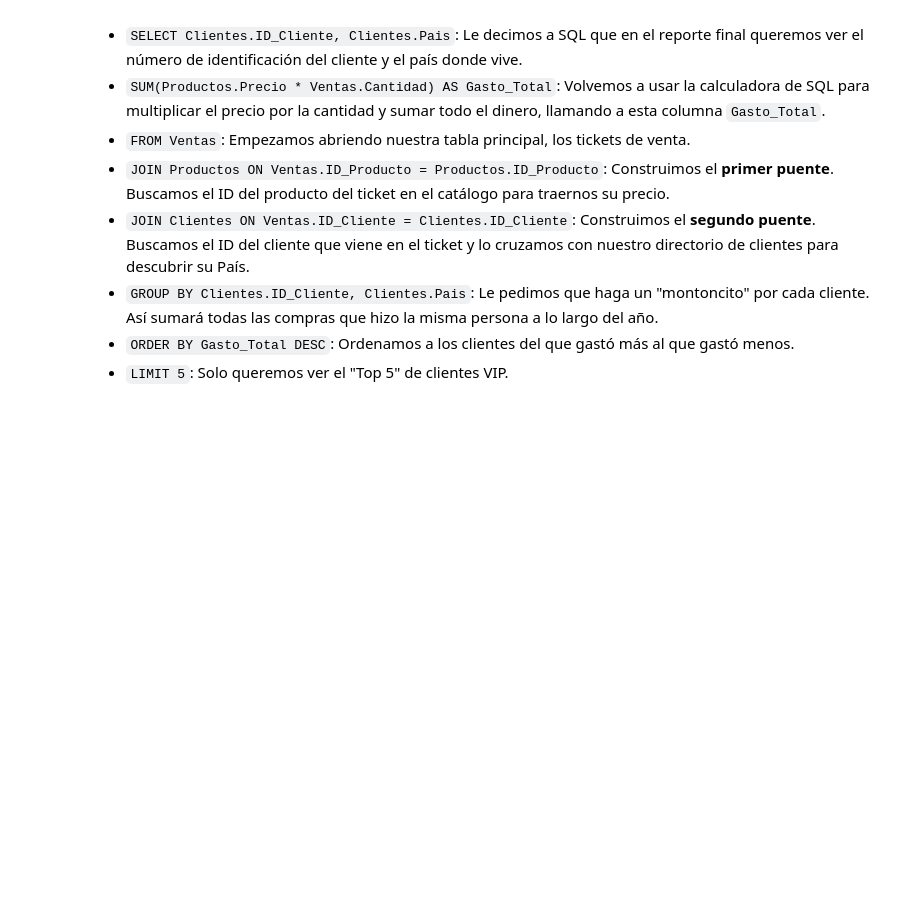
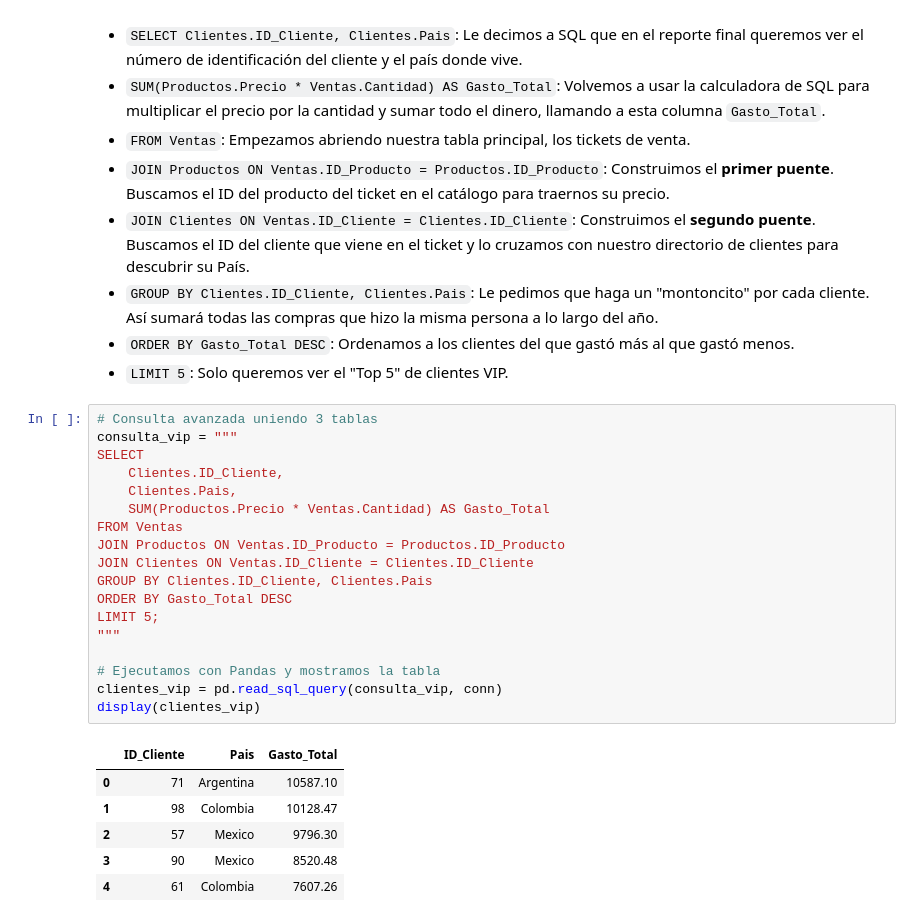
Before and after one commit to javisnes/E-commerce-SQL, a Jupyter notebook: E_commerce_SQL.ipynb, the cells around one changed output. Cells and saved outputs as stored; diff of their text form; blank space fills up the shorter version.

```diff
--- a/E_commerce_SQL.ipynb
+++ b/E_commerce_SQL.ipynb
@@ -162,3 +159,28 @@ display(ventas_por_categoria)
 * `GROUP BY Clientes.ID_Cliente, Clientes.Pais`: Le pedimos que haga un "montoncito" por cada cliente. Así sumará todas las compras que hizo la misma persona a lo largo del año.
 * `ORDER BY Gasto_Total DESC`: Ordenamos a los clientes del que gastó más al que gastó menos.
 * `LIMIT 5`: Solo queremos ver el "Top 5" de clientes VIP.
+# %%
+# Consulta avanzada uniendo 3 tablas
+consulta_vip = """
+SELECT
+    Clientes.ID_Cliente,
+    Clientes.Pais,
+    SUM(Productos.Precio * Ventas.Cantidad) AS Gasto_Total
+FROM Ventas
+JOIN Productos ON Ventas.ID_Producto = Productos.ID_Producto
+JOIN Clientes ON Ventas.ID_Cliente = Clientes.ID_Cliente
+GROUP BY Clientes.ID_Cliente, Clientes.Pais
+ORDER BY Gasto_Total DESC
+LIMIT 5;
+"""
+
+# Ejecutamos con Pandas y mostramos la tabla
+clientes_vip = pd.read_sql_query(consulta_vip, conn)
+display(clientes_vip)
+# %% [output]
+|  | ID_Cliente | Pais | Gasto_Total |
+| 0 | 71 | Argentina | 10587.10 |
+| 1 | 98 | Colombia | 10128.47 |
+| 2 | 57 | Mexico | 9796.30 |
+| 3 | 90 | Mexico | 8520.48 |
+| 4 | 61 | Colombia | 7607.26 |
```
Also changed, not shown: parts of 1 cell of this notebook.
